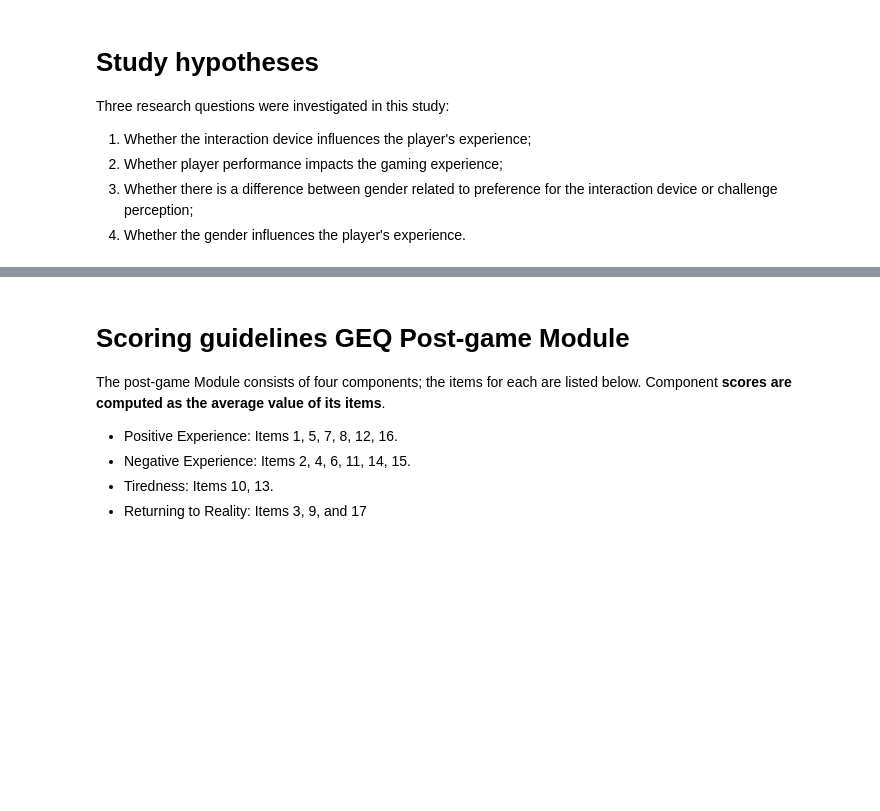
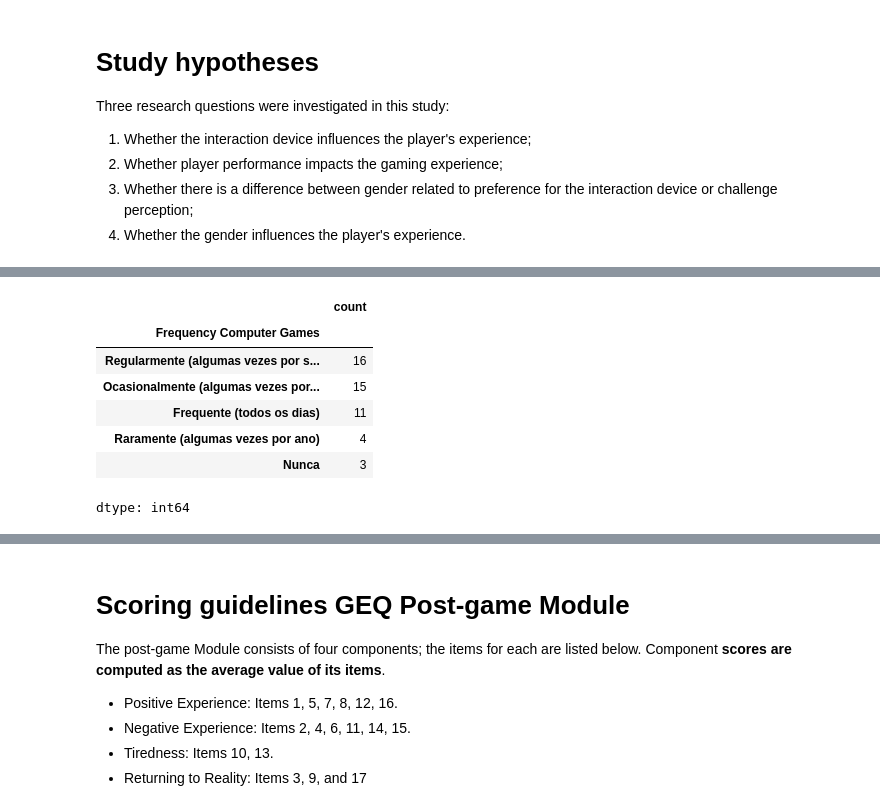
Before and after one commit to Rogerio-mack/game_analysis, a Jupyter notebook: Game_analysis_2.ipynb, the cells around one changed output, grey strips where cells are left out. Drawn from its saved outputs; the diff is of its cells as text; code cells hidden in the pictures; blank space fills up the shorter version.

```diff
--- a/Game_analysis_2.ipynb
+++ b/Game_analysis_2.ipynb
@@ -11,0 +33,11 @@ Three research questions were investigated in this study:
+# %%
+df['Frequency Computer Games'].value_counts()
+# %% [output]
+|  | count |
+| Frequency Computer Games |  |
+| Regularmente (algumas vezes por s... | 16 |
+| Ocasionalmente (algumas vezes por... | 15 |
+| Frequente (todos os dias) | 11 |
+| Raramente (algumas vezes por ano) | 4 |
+| Nunca | 3 |
+dtype: int64
```
Also changed, not shown: parts of 6 cells of this notebook.
